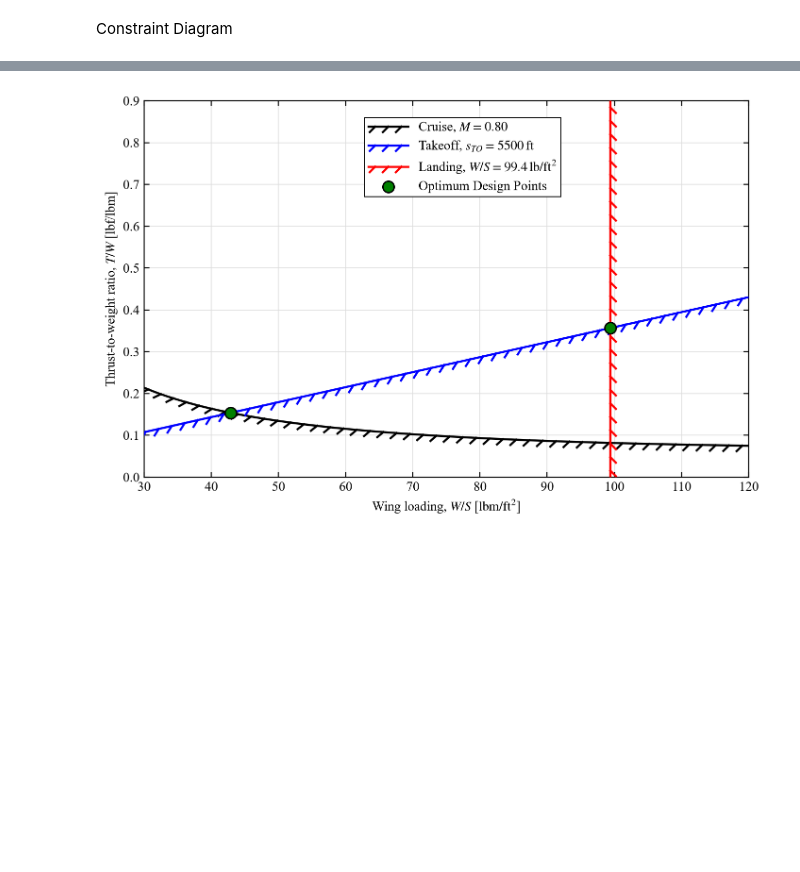
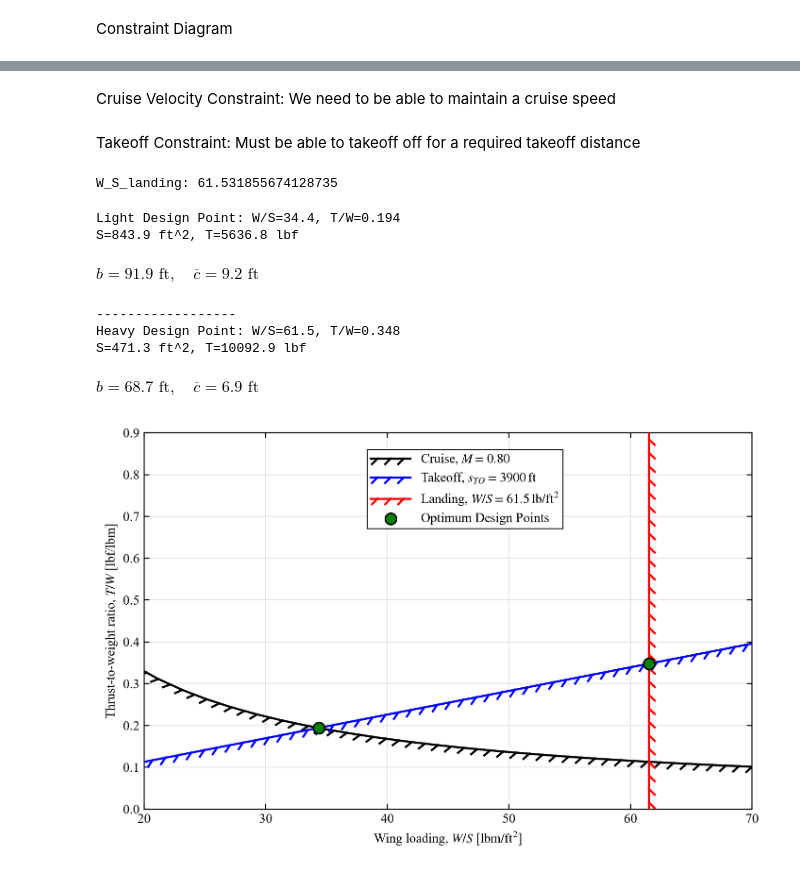
Before and after one commit to zachsstms/Aircraft-Design-Work, a Jupyter notebook: Senior Project Plane/First Design Review/Preliminary Constraint Diagram.ipynb, the cells around one changed output, grey strips where cells are left out. Drawn from its saved outputs; the diff is of its cells as text; code cells hidden in the pictures; blank space fills up the shorter version.

Commit message:
Sizing Iteration One: Constraint Diagram

```diff
--- a/Senior Project Plane/First Design Review/Preliminary Constraint Diagram.ipynb
+++ b/Senior Project Plane/First Design Review/Preliminary Constraint Diagram.ipynb
@@ -16,2 +22,6 @@ W_l=0.85*MTOW # landing weight
+# %%
+W_landing_fraction=0.91 # see notes above, this is (X)
+# %% [markdown]
+Cruise Velocity Constraint: We need to be able to maintain a cruise speed
 # %%
 # cruise velocity constraint
@@ -43,6 +36,27 @@ W_S_landing=W_S_landing/0.85
+# %% [markdown]
+Takeoff Constraint: Must be able to takeoff off for a required takeoff distance
+# %%
+# takeoff constraint
+TOP_25=take_off/37.5 # Taken from Roskam, page 98
+sigma_sl=np.sqrt(rho_sl/rho_sl) # normalizing density at 5000 ft (asl=0 ft)
+T_W_takeoff=W_S/(C_L_max_TO*sigma_sl*TOP_25) # Note, above line here
+# %%
+# landing constraint
+V_approach=np.sqrt(take_off/0.3)
+
+V_sl = V_approach/1.3 # page 111 roskam , in knots, need to convert to ft/sec
+V_sl = V_sl*1.68781 # convert knots to ft/sec
+C_L_max_L = 2.15 # page 91 roskam (estimated)
+W_S_landing = V_sl**2*rho_sl*0.5*C_L_max_L # rho mgiht be wrong units (nah its fine)
+
+W_S_landing=W_S_landing/W_landing_fraction # normalize by weight fraction
+print(f"W_S_landing: {W_S_landing}")
+# %% [output]
+W_S_landing: 61.531855674128735
 # %%
 # AIAA-style constraint diagram
 # The 7.0-in width is suitable for a two-column AIAA figure.
+from IPython.display import Math, display
 plt.rcParams.update({
     'font.family': 'times new roman',
     'font.serif': ['STIX Two Text', 'Times New Roman', 'DejaVu Serif'],
@@ -56,17 +70,17 @@ plt.rcParams.update({
 })
 
 # Design point 1: cruise/takeoff crossover (linear interpolation).
-difference = T_W_1 - T_W_2
+difference = T_W_cruise - T_W_takeoff
 crossing_index = np.where(np.diff(np.sign(difference)) != 0)[0][0]
 W_S_crossover = np.interp(
     0.0,
     difference[crossing_index:crossing_index + 2][::-1],
     W_S[crossing_index:crossing_index + 2][::-1],
 )
-T_W_crossover = np.interp(W_S_crossover, W_S, T_W_2)
+T_W_crossover = np.interp(W_S_crossover, W_S, T_W_takeoff)
 
 # Design point 2: takeoff requirement at the landing wing-loading limit.
-T_W_landing_design = np.interp(W_S_landing, W_S, T_W_2)
+T_W_landing_design = np.interp(W_S_landing, W_S, T_W_takeoff)
 
 fig, ax = plt.subplots(
     figsize=(7.0, 4.5),
@@ -75,11 +89,11 @@ fig, ax = plt.subplots(
 )
 
 cruise_line, = ax.plot(
-    W_S, T_W_1, color='black', lw=1.6,
+    W_S, T_W_cruise, color='black', lw=1.6,
     label=rf'Cruise, $M={M_cruise:.2f}$', zorder=3,
 )
 takeoff_line, = ax.plot(
-    W_S, T_W_2, color='blue', lw=1.6,
+    W_S, T_W_takeoff, color='blue', lw=1.6,
     label=rf'Takeoff, $s_{{TO}}={take_off:.0f}\,\mathrm{{ft}}$', zorder=3,
 )
 landing_line = ax.axvline(
@@ -103,33 +117,57 @@ landing_line.set_path_effects([
 ax.scatter(W_S_crossover, T_W_crossover, s=75, marker='o',
            facecolor='green', edgecolor='black', linewidth=1.1, zorder=6, label=rf'Optimum Design Points')
 
 
 ax.scatter(W_S_landing, T_W_landing_design, s=75, marker='o',
            facecolor='green', edgecolor='black', linewidth=1.1, zorder=6)
 
 
-ax.set_xlim(30, 120)
+ax.set_xlim(30, 70)
 ax.set_ylim(0, 0.90)
 ax.set_xlabel(r'Wing loading, $W/S$ [$\mathrm{lbm/ft^2}$]')
 ax.set_ylabel(r'Thrust-to-weight ratio, $T/W$ [lbf/lbm]')
-ax.set_xticks(np.linspace(30,120,10))
+ax.set_xticks(np.linspace(20,70,6))
 ax.set_yticks(np.arange(0.0, 1.0, 0.1))
 ax.tick_params(which='both', direction='in', top=True, right=True,
                width=0.8, length=4)
 ax.grid(True, which='major', color='0.87', linewidth=0.6, zorder=0)
 
 legend = ax.legend(bbox_to_anchor=(.7, 0.85),
     loc='right', frameon=True, fancybox=False, framealpha=1.0,
     facecolor='white', edgecolor='black', borderpad=0.3, handlelength=3.0,
 )
 legend.get_frame().set_linewidth(0.7)
 
 
 fig.savefig(
     'sizing_constraint_diagram_AIAA.png',
     dpi=300,
     facecolor='white',
     bbox_inches='tight',
 )
+S=MTOW/W_S_crossover
+T=T_W_crossover*MTOW
+b=np.sqrt(S*AR)
+c_bar=b/AR
+
+print(f"Light Design Point: W/S={W_S_crossover:.1f}, T/W={T_W_crossover:.3f}")
+print(f"S={S:.1f} ft^2, T={T:.1f} lbf")
+display(Math(rf"b={b:.1f}\text{{ ft}}, \quad \overline{{c}}={c_bar:.1f}\text{{ ft}}"))
+print("------------------")
+S=MTOW/W_S_landing
+T=T_W_landing_design*MTOW
+b=np.sqrt(S*AR)
+c_bar=b/AR
+
+print(f"Heavy Design Point: W/S={W_S_landing:.1f}, T/W={T_W_landing_design:.3f}")
+print(f"S={S:.1f} ft^2, T={T:.1f} lbf")
+display(Math(rf"b={b:.1f}\text{{ ft}}, \quad \overline{{c}}={c_bar:.1f}\text{{ ft}}"))
 # %% [output]
+Light Design Point: W/S=34.4, T/W=0.194
+S=843.9 ft^2, T=5636.8 lbf
+$\displaystyle b=91.9\text{ ft}, \quad \overline{c}=9.2\text{ ft}$
+------------------
+Heavy Design Point: W/S=61.5, T/W=0.348
+S=471.3 ft^2, T=10092.9 lbf
+$\displaystyle b=68.7\text{ ft}, \quad \overline{c}=6.9\text{ ft}$
-[figure, old version]
+[figure, new version]
```
Also changed, not shown: parts of 3 cells of this notebook.
